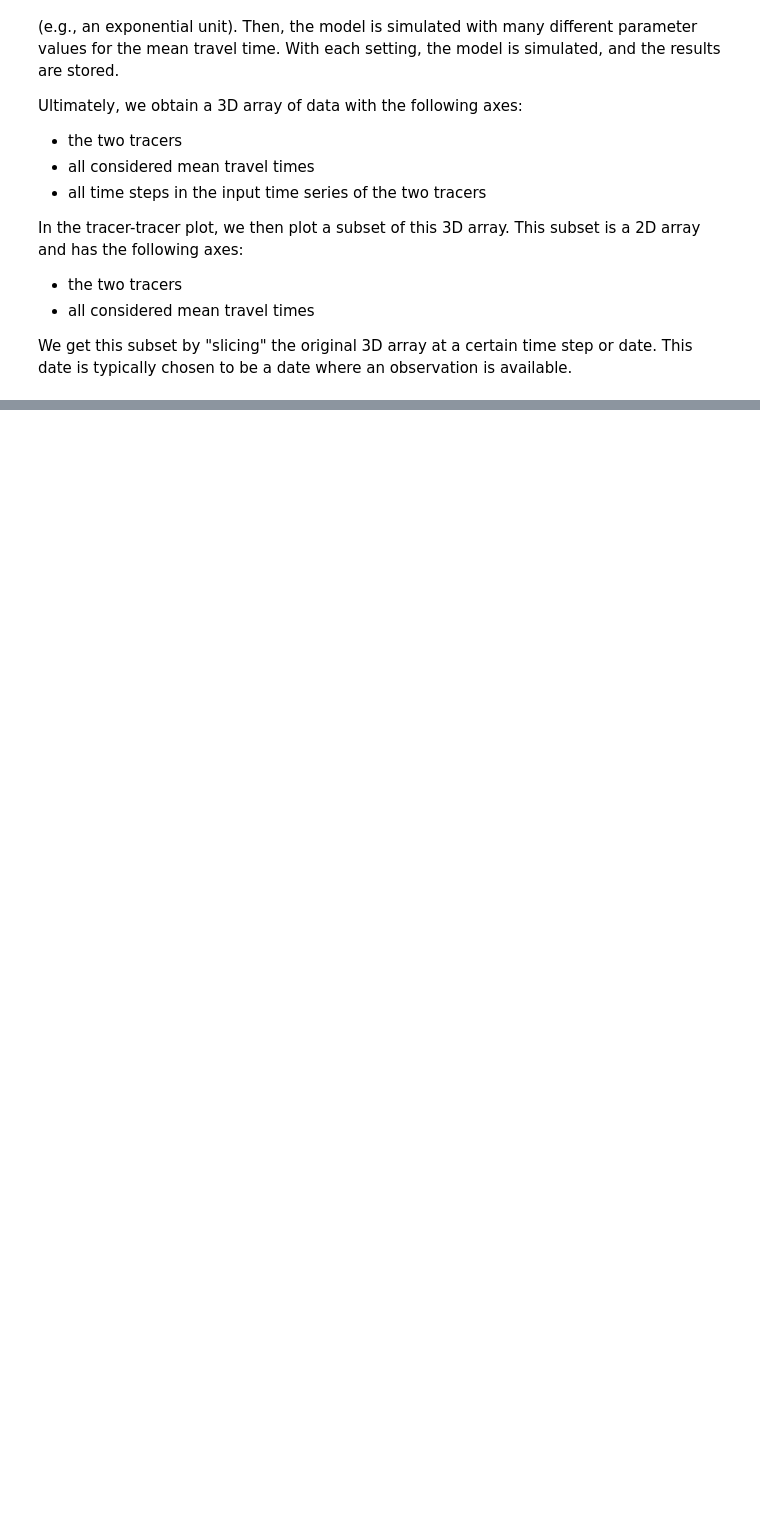
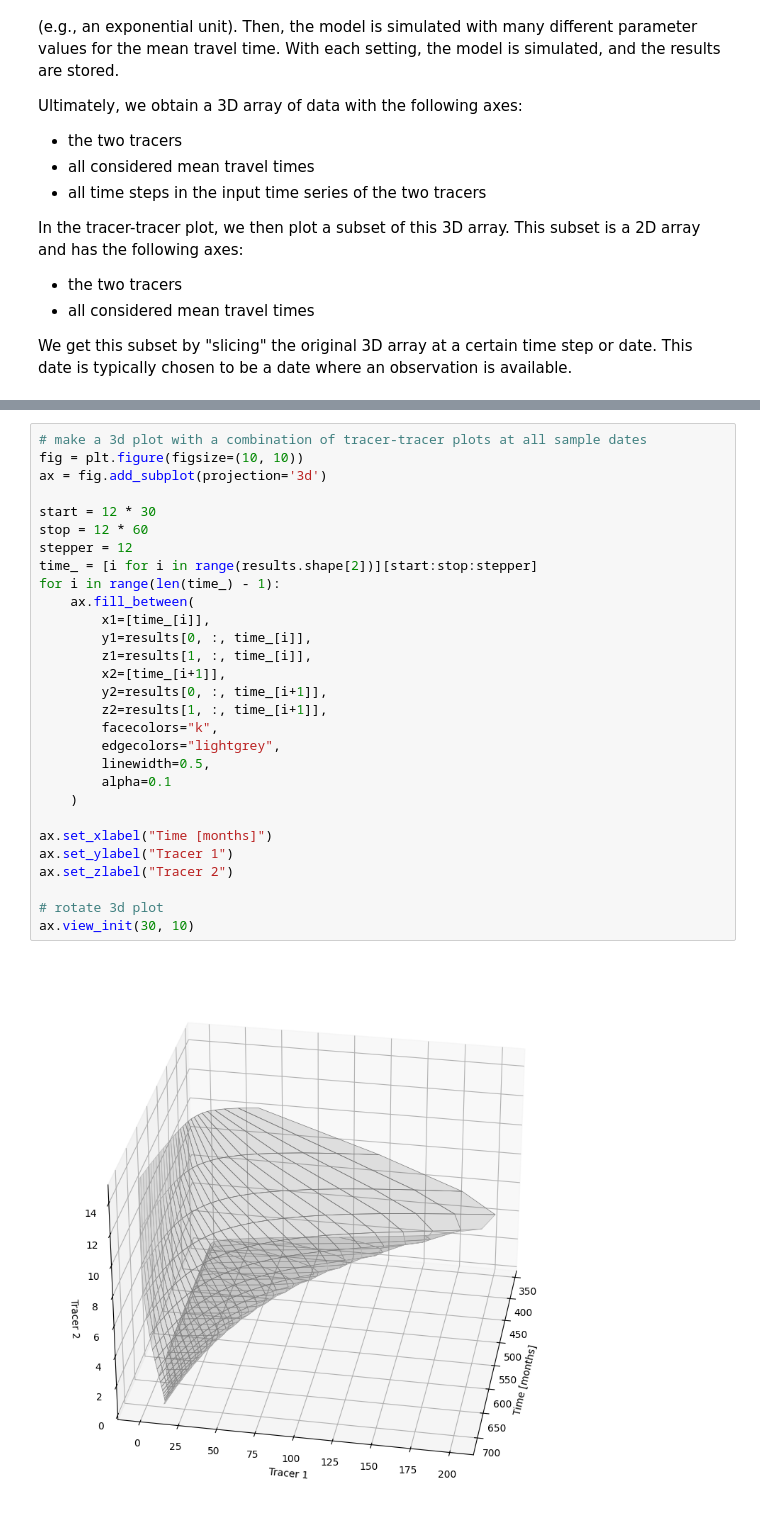
Before and after one commit to iGW-TU-Dresden/PyTracerLab, a Jupyter notebook: docs/examples/example_03.ipynb, the cells around one changed output, grey strips where cells are left out. Saved outputs shown, nothing was run; the diff lists cells and outputs as text; blank space fills up the shorter version.

```diff
--- a/docs/examples/example_03.ipynb
+++ b/docs/examples/example_03.ipynb
@@ -240,0 +258,31 @@ plt.show()
+# %%
+# make a 3d plot with a combination of tracer-tracer plots at all sample dates
+fig = plt.figure(figsize=(10, 10))
+ax = fig.add_subplot(projection='3d')
+
+start = 12 * 30
+stop = 12 * 60
+stepper = 12
+time_ = [i for i in range(results.shape[2])][start:stop:stepper]
+for i in range(len(time_) - 1):
+    ax.fill_between(
+        x1=[time_[i]],
+        y1=results[0, :, time_[i]],
+        z1=results[1, :, time_[i]],
+        x2=[time_[i+1]],
+        y2=results[0, :, time_[i+1]],
+        z2=results[1, :, time_[i+1]],
+        facecolors="k",
+        edgecolors="lightgrey",
+        linewidth=0.5,
+        alpha=0.1
+    )
+
+ax.set_xlabel("Time [months]")
+ax.set_ylabel("Tracer 1")
+ax.set_zlabel("Tracer 2")
+
+# rotate 3d plot
+ax.view_init(30, 10)
+# %% [output]
+[figure, added]
```
Also changed, not shown: parts of 3 cells of this notebook.
